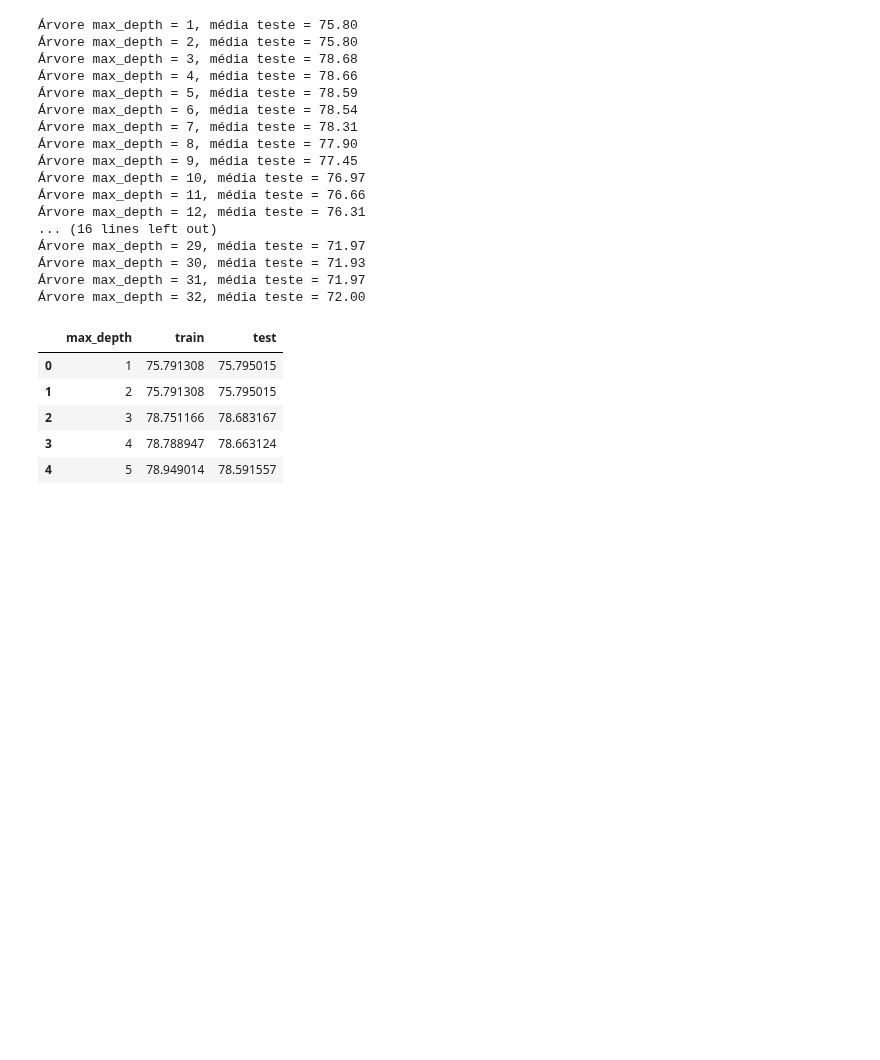
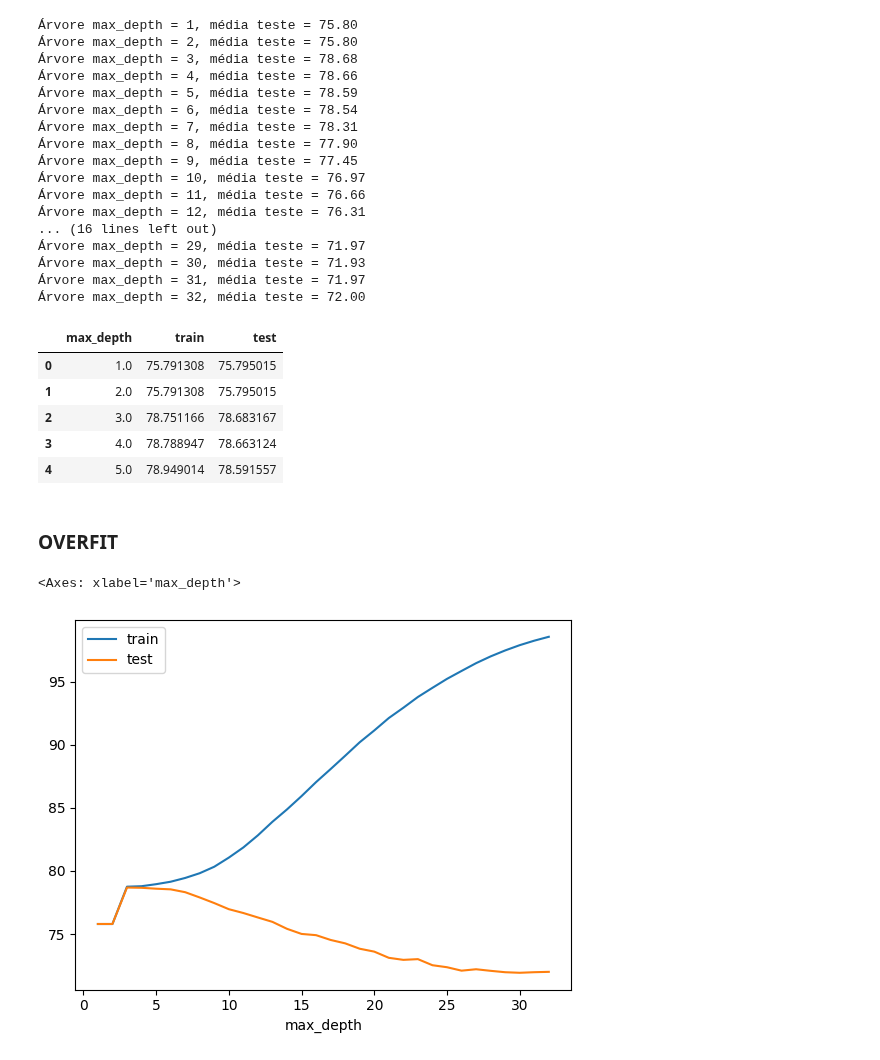
Before and after one commit to C3P0gan/Tutorials, a Jupyter notebook: Alura/Formacao_Machine_Learning/Machine_Learning_parte1/Introdução_a_Machine_Learning_Otimização.ipynb, the cells around one changed output. Cells and saved outputs as stored; diff of their text form; code cells hidden in the pictures; blank space fills up the shorter version.

Commit message:
[UPDATE] Machine Learning parte 1: otimização de modelos através de hiperparâmetros (02.Explorando 2 dimensões de hiperparâmetros

```diff
--- a/Alura/Formacao_Machine_Learning/Machine_Learning_parte1/Introdução_a_Machine_Learning_Otimização.ipynb
+++ b/Alura/Formacao_Machine_Learning/Machine_Learning_parte1/Introdução_a_Machine_Learning_Otimização.ipynb
@@ -224,9 +248,9 @@ def roda_arvore_de_decisao(max_depth):
     SEED = 301
     np.random.seed(SEED)
 
-    cv = GroupKFold(n_splits = 10)
+    cv = GroupKFold(n_splits=10)
     modelo = DecisionTreeClassifier(max_depth=max_depth)
-    results = cross_validate(modelo, x_azar, y_azar, cv = cv, groups = dados.modelo, return_train_score=True)
+    results = cross_validate(modelo, x_azar, y_azar, cv = cv, groups=dados.modelo, return_train_score=True)
     train_score = results['train_score'].mean() * 100
     test_score = results['test_score'].mean() * 100
     # print(f"Árvore max_depth = {max_depth}, média treino = {train_score:.2f}, média teste = {test_score:.2f}")
@@ -234,12 +258,22 @@ def roda_arvore_de_decisao(max_depth):
     return tabela
 
 resultados = [roda_arvore_de_decisao(i) for i in range(1, 33)]
-resultados = pd.DataFrame(resultados, columns=["max_depth", "train", "test"])
+resultados = pd.DataFrame(resultados, columns=["max_depth", "train", "test"], dtype=np.float64)
 resultados.head()
 # %% [output]
 |  | max_depth | train | test |
-| 0 | 1 | 75.791308 | 75.795015 |
-| 1 | 2 | 75.791308 | 75.795015 |
-| 2 | 3 | 78.751166 | 78.683167 |
-| 3 | 4 | 78.788947 | 78.663124 |
-| 4 | 5 | 78.949014 | 78.591557 |
+| 0 | 1.0 | 75.791308 | 75.795015 |
+| 1 | 2.0 | 75.791308 | 75.795015 |
+| 2 | 3.0 | 78.751166 | 78.683167 |
+| 3 | 4.0 | 78.788947 | 78.663124 |
+| 4 | 5.0 | 78.949014 | 78.591557 |
+# %% [markdown]
+### OVERFIT
+# %%
+# import seaborn as sns
+
+# sns.lineplot(x="max_depth", y="train", data=resultados)
+resultados.plot(x='max_depth', y=['train', 'test'])
+# %% [output]
+<Axes: xlabel='max_depth'>
+[figure, added]
```
Also changed, not shown: parts of 16 cells of this notebook.
